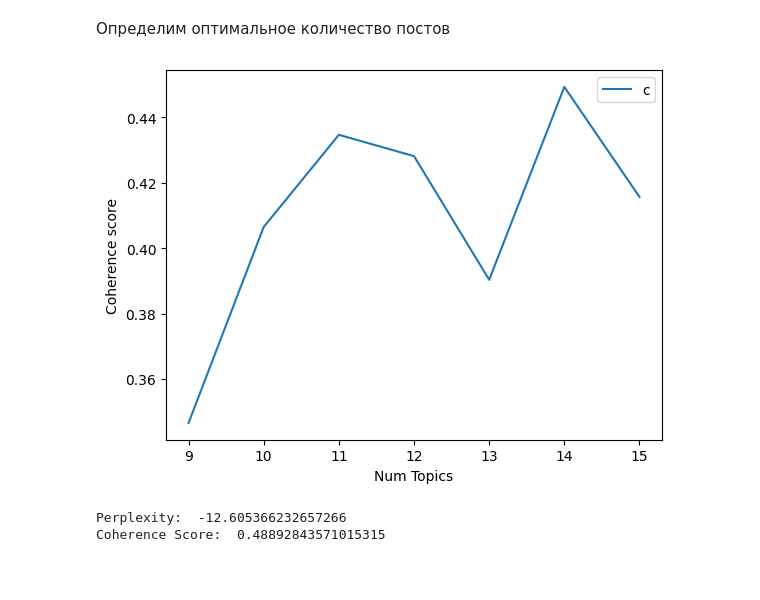
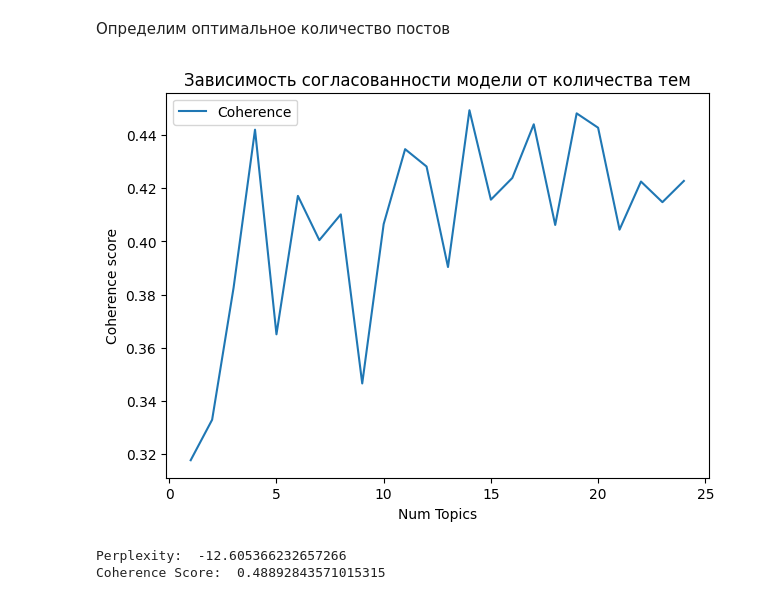
Before and after one commit to FreazerKRD/hackathon-recruiters, a Jupyter notebook: topic_modeling_new.ipynb, the cells around one changed output. Drawn from its saved outputs; the diff is of its cells as text; code cells hidden in the pictures; blank space fills up the shorter version.

```diff
--- a/topic_modeling_new.ipynb
+++ b/topic_modeling_new.ipynb
@@ -283,14 +283,19 @@ def compute_coherence_values(dictionary, corpus, texts, limit, start, step):
 
     return model_list, coherence_values
 # %%
-#model_list, coherence_values = compute_coherence_values(dictionary=id2word, corpus=corpus, texts=data_words_nostops, start=1, limit=10, step=1)
+model_list, coherence_values = compute_coherence_values(dictionary=id2word, corpus=corpus, texts=data_words_nostops, start=1, limit=25, step=1)
 # %%
-# limit=10
-# start=1
-# step=1
-# x = range(start, limit, step)
-# plt.plot(x, coherence_values)
-# plt.xlabel("Num Topics")
-# plt.ylabel("Coherence score")
-# plt.legend(("coherence_values"), loc='best')
-# plt.show()
+limit=25
+start=1
+step=1
+x = range(start, limit, step)
+plt.figure(figsize=(7, 5))
+plt.plot(x, coherence_values)
+
+plt.xlabel("Num Topics")
+plt.ylabel("Coherence score")
+plt.legend(("coherence_values"), loc='best')
+plt.title('Зависимость согласованности модели от количества тем')
+plt.legend(labels=['Coherence'])
+plt.savefig('first_coherence.png')
+plt.show();
@@ -505,8 +513,8 @@ def compute_coherence_values(dictionary, corpus, texts, limit, start, step):
 
     return model_list, coherence_values
 # %%
-limit=16
-start=9
+limit=25
+start=1
 step=1
 # %%
 model_list, coherence_values = compute_coherence_values(
@@ -519,13 +527,17 @@ model_list, coherence_values = compute_coherence_values(
     )
 # %%
 x = range(start, limit, step)
+plt.figure(figsize=(7, 5))
 plt.plot(x, coherence_values)
 plt.xlabel("Num Topics")
 plt.ylabel("Coherence score")
 plt.legend(("coherence_values"), loc='best')
-plt.show()
+plt.title('Зависимость согласованности модели от количества тем')
+plt.legend(labels=['Coherence'])
+plt.savefig('second_coherence.png')
+plt.show();
 # %% [output]
-[figure, old version]
+[figure, new version]
 # %%
 def model_scorer(data, topics_cnt):
     id2word = corpora.Dictionary(data)
```
Also changed, not shown: parts of 28 cells of this notebook, 4 other files.
